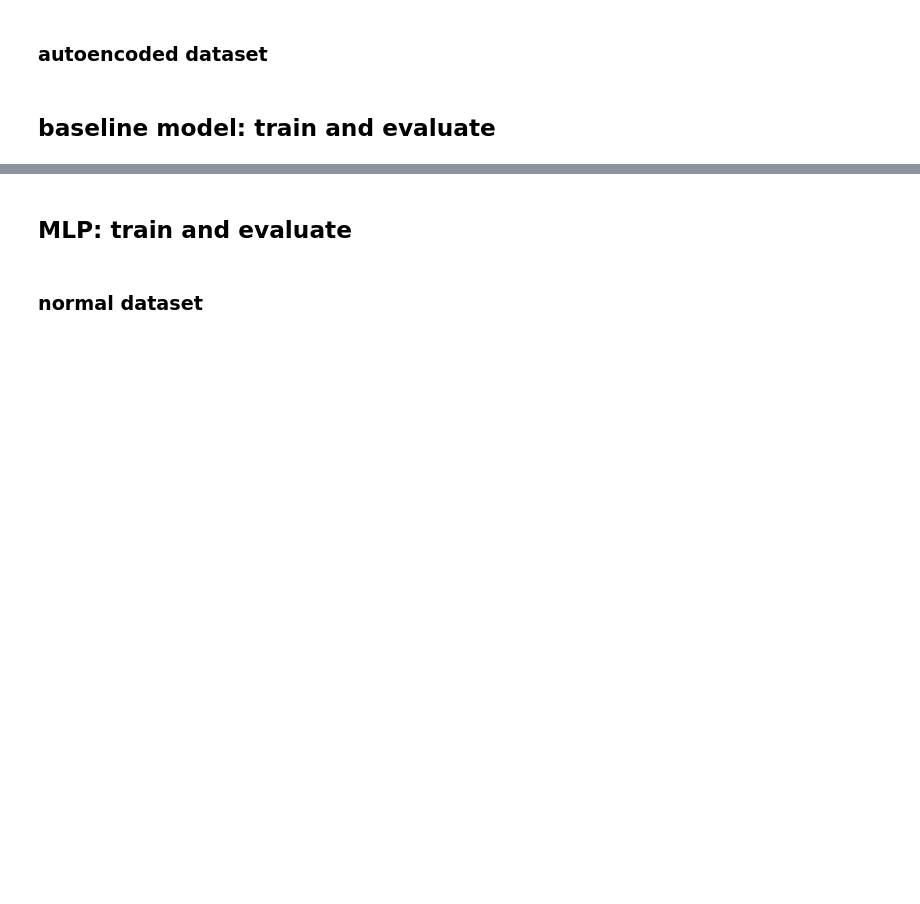
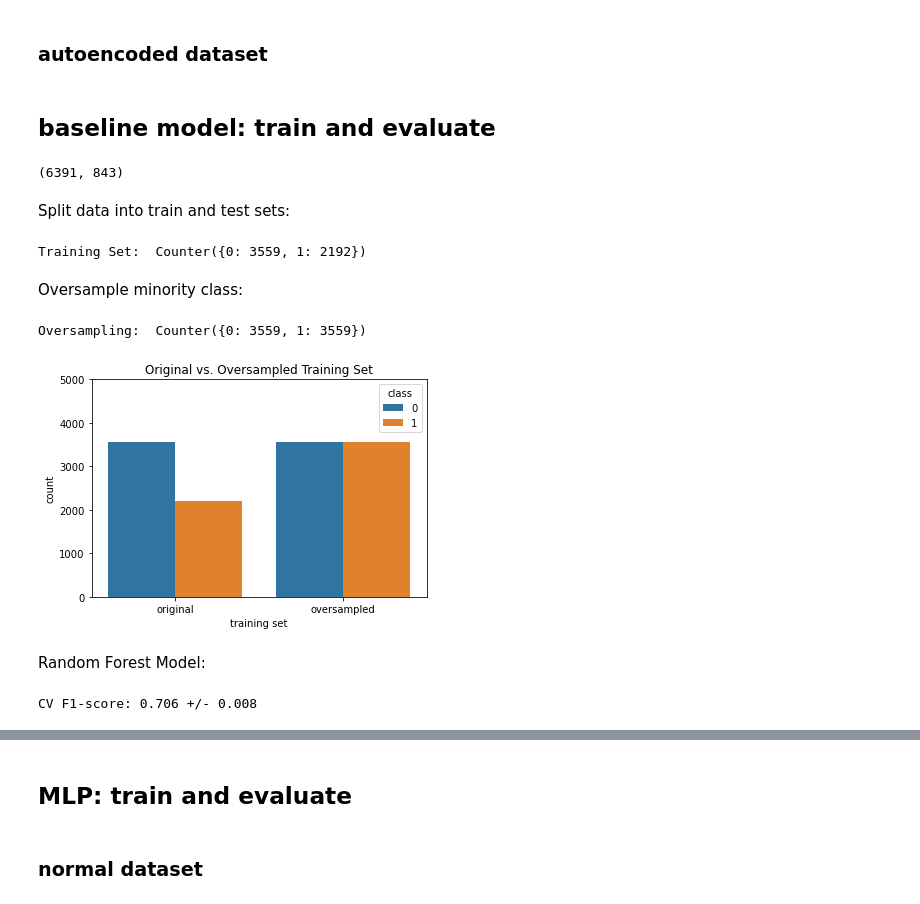
Before and after one commit to The-Electric-Moccasins/resistance-prediction, a Jupyter notebook: main.ipynb, the cells around one changed output, grey strips where cells are left out. Drawn from its saved outputs; the diff is of its cells as text; code cells hidden in the pictures; blank space fills up the shorter version.

Commit message:
Added a baseline model.

```diff
--- a/main.ipynb
+++ b/main.ipynb
@@ -23,0 +32,30 @@ np_dataset = dataset.build_autoencoded_data_matrix(numpy_output_file='autoencode
+# %%
+# Load dataset
+df_dataset = pd.read_pickle('fulldata.pkl')
+df_dataset.shape
+# %% [output]
+(6391, 843)
+# %% [markdown]
+Split data into train and test sets:
+# %%
+X_train, X_test, y_train, y_test = BSM.split_dataset(df_dataset, test_size=0.1)
+# %% [output]
+Training Set:  Counter({0: 3559, 1: 2192})
+# %% [markdown]
+Oversample minority class:
+# %%
+X_over, y_over = BSM.oversample_minority_class(X_train, y_train)
+# %% [output]
+Oversampling:  Counter({0: 3559, 1: 3559})
+# %%
+# Plot of Original vs. Oversampled Training Set:
+BSM.original_oversampled_plot(y_train, y_over)
+# %% [output]
+[figure, added]
+# %% [markdown]
+Random Forest Model:
+# %%
+# Train the model
+forest = BSM.random_forest_model(X_over, y_over)
+# %% [output]
+CV F1-score: 0.706 +/- 0.008
```
Also changed, not shown: parts of 4 cells of this notebook, 1 other file.
